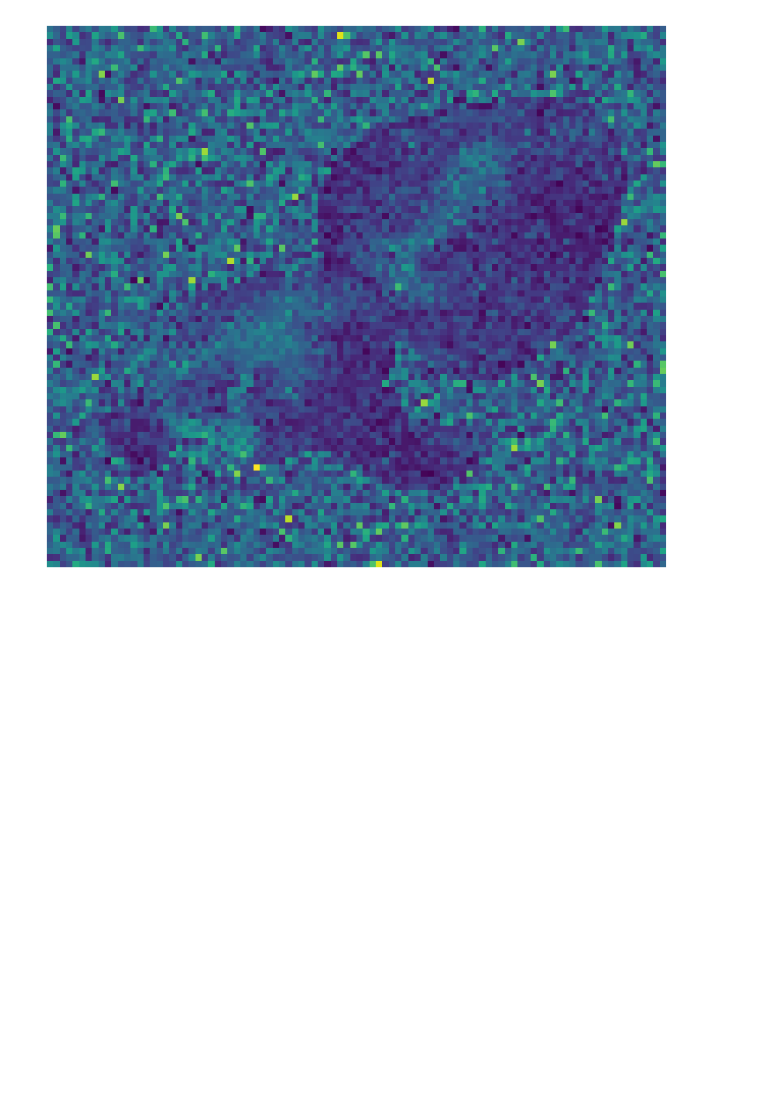
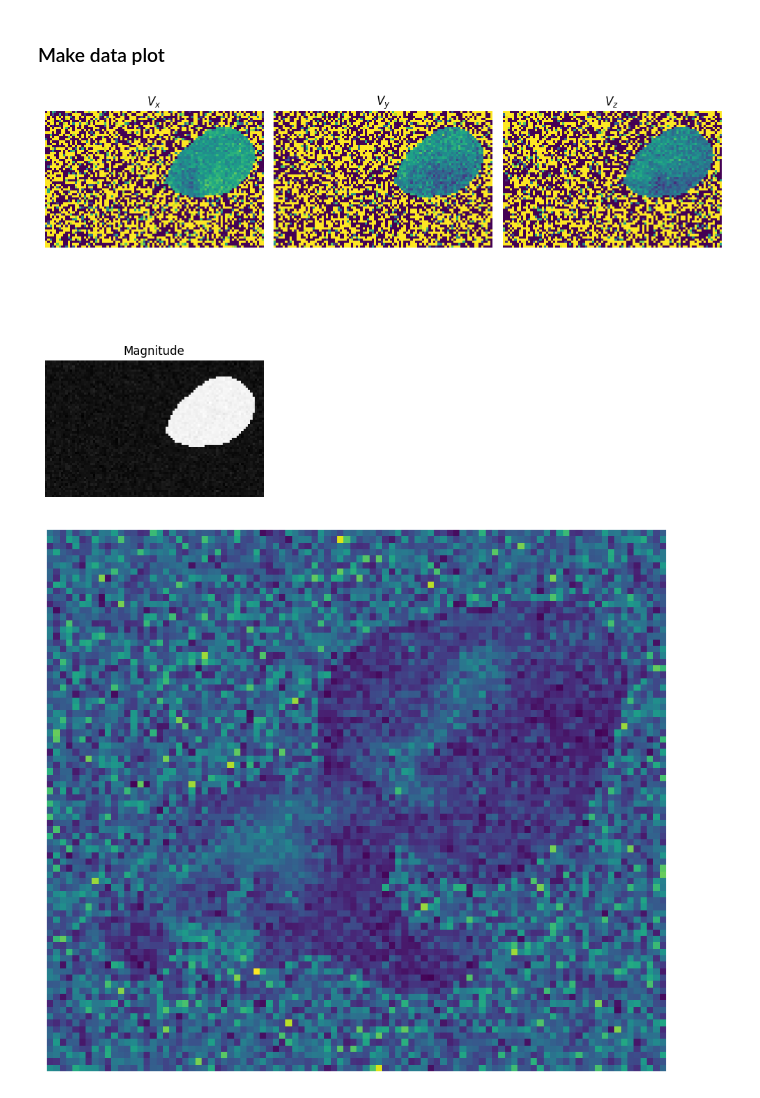
Before and after one commit to PiaaCaa/4DFlowNet, a Jupyter notebook: src/test_file.ipynb, the cells around one changed output. Cells and saved outputs as stored; diff of their text form; code cells hidden in the pictures; blank space fills up the shorter version.

```diff
--- a/src/test_file.ipynb
+++ b/src/test_file.ipynb
@@ -123,3 +186,38 @@ plt.tight_layout()
+# %% [markdown]
+### Make data plot
+# %%
+idx_slice = np.index_exp[5, 15, :, :]
+
+
+plt.subplot(2, 3, 1)
+plt.imshow(data_2['u'][idx_slice], vmin = min_v['u'], vmax = max_v['u'])
+# plt.imshow(data_1['u_fluid'][idx_slice], vmin = min_v['u'], vmax = max_v['u'])
+plt.title(r'$V_x$')
+plt.axis('off')
+
+plt.subplot(2, 3, 2)
+plt.imshow(data_2['v'][idx_slice], vmin = min_v['v'], vmax = max_v['v'])
+# plt.imshow(data_1['v_fluid'][idx_slice], vmin = min_v['v'], vmax = max_v['v'])
+plt.title(r'$V_y$')
+plt.axis('off')
+
+plt.subplot(2, 3, 3)
+plt.imshow(data_2['w'][idx_slice], vmin = min_v['w'], vmax = max_v['w'])
+# plt.imshow(data_1['w_fluid'][idx_slice], vmin = min_v['w'], vmax = max_v['w'])
+plt.title(r'$V_z$')
+plt.axis('off')
+
+
+
+plt.subplot(2, 3, 4)
+plt.imshow(magn[idx_slice], cmap='Greys_r')
+plt.title('Magnitude')
+plt.axis('off')
+
+
+plt.tight_layout()
+# %% [output]
+[figure, added]
 # %%
 eval_dir = '../results/data'
 
```
Also changed, not shown: parts of 9 cells of this notebook, 6 other files.
